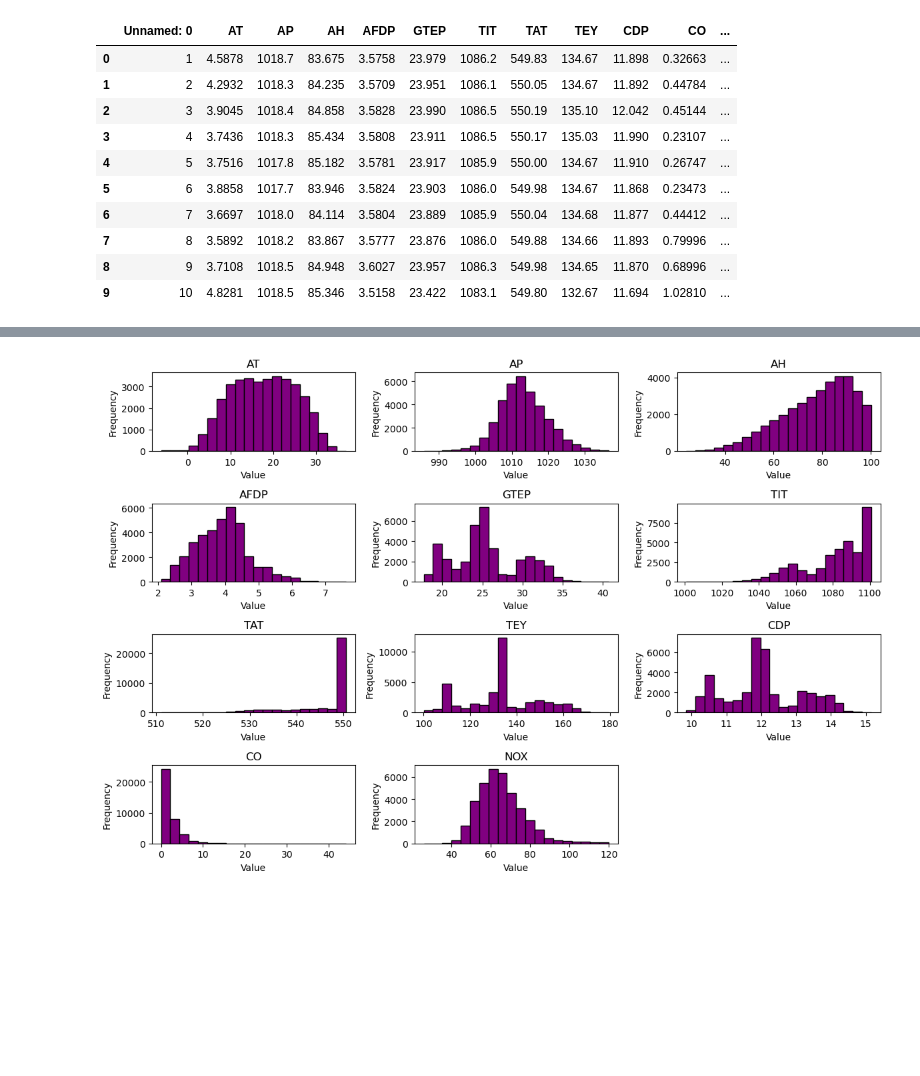
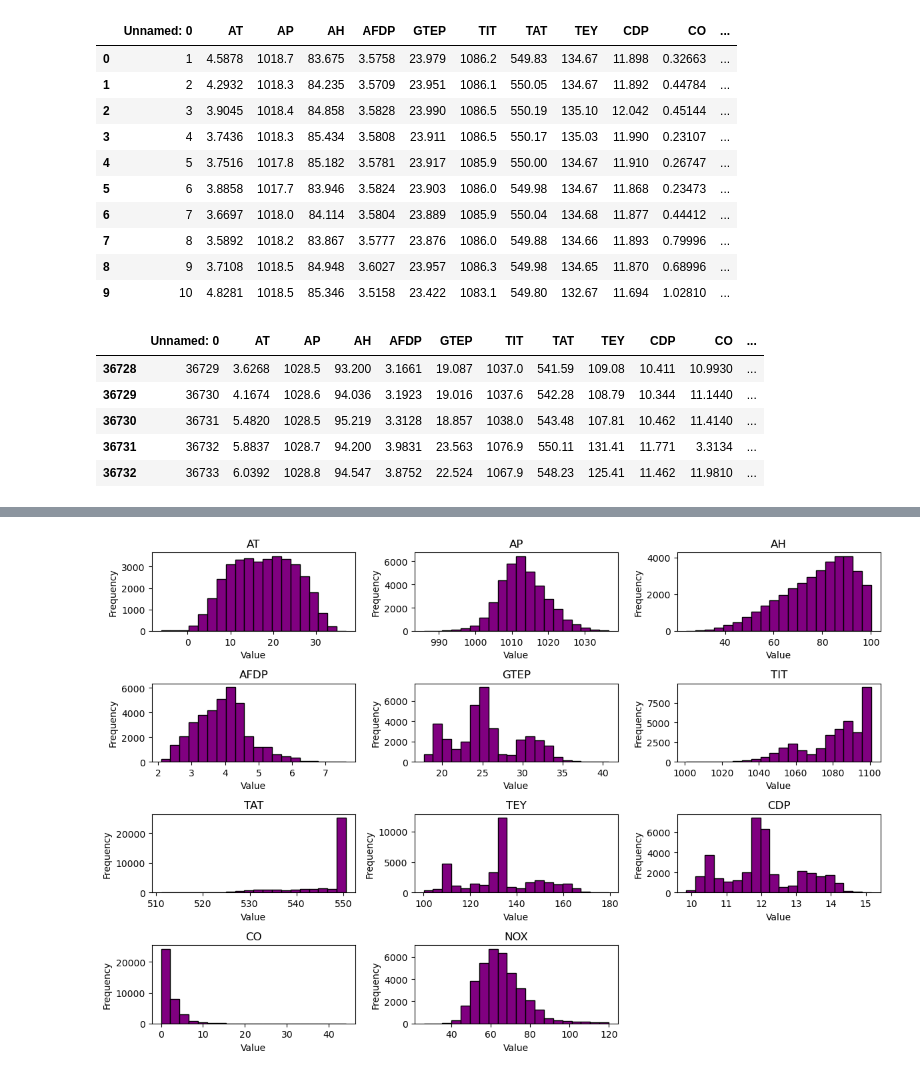
Before and after one commit to 2021402/CA1-Sem-2-MSc-in-Data-Analytics-, a Jupyter notebook: Long Short-Term Memory (LSTM) Networks.ipynb, the cells around one changed output, grey strips where cells are left out. Cells and saved outputs as stored; diff of their text form; code cells hidden in the pictures; blank space fills up the shorter version.

```diff
--- a/Long Short-Term Memory (LSTM) Networks.ipynb
+++ b/Long Short-Term Memory (LSTM) Networks.ipynb
@@ -65,3 +72,12 @@ data.head(10)
 | 7 | 8 | 3.5892 | 1018.2 | 83.867 | 3.5777 | 23.876 | 1086.0 | 549.88 | 134.66 | 11.893 | 0.79996 | ... |
 | 8 | 9 | 3.7108 | 1018.5 | 84.948 | 3.6027 | 23.957 | 1086.3 | 549.98 | 134.65 | 11.870 | 0.68996 | ... |
 | 9 | 10 | 4.8281 | 1018.5 | 85.346 | 3.5158 | 23.422 | 1083.1 | 549.80 | 132.67 | 11.694 | 1.02810 | ... |
+# %%
+data.tail()
+# %% [output]
+|  | Unnamed: 0 | AT | AP | AH | AFDP | GTEP | TIT | TAT | TEY | CDP | CO | ... |
+| 36728 | 36729 | 3.6268 | 1028.5 | 93.200 | 3.1661 | 19.087 | 1037.0 | 541.59 | 109.08 | 10.411 | 10.9930 | ... |
+| 36729 | 36730 | 4.1674 | 1028.6 | 94.036 | 3.1923 | 19.016 | 1037.6 | 542.28 | 108.79 | 10.344 | 11.1440 | ... |
+| 36730 | 36731 | 5.4820 | 1028.5 | 95.219 | 3.3128 | 18.857 | 1038.0 | 543.48 | 107.81 | 10.462 | 11.4140 | ... |
+| 36731 | 36732 | 5.8837 | 1028.7 | 94.200 | 3.9831 | 23.563 | 1076.9 | 550.11 | 131.41 | 11.771 | 3.3134 | ... |
+| 36732 | 36733 | 6.0392 | 1028.8 | 94.547 | 3.8752 | 22.524 | 1067.9 | 548.23 | 125.41 | 11.462 | 11.9810 | ... |
```
Also changed, not shown: parts of 12 cells of this notebook.
